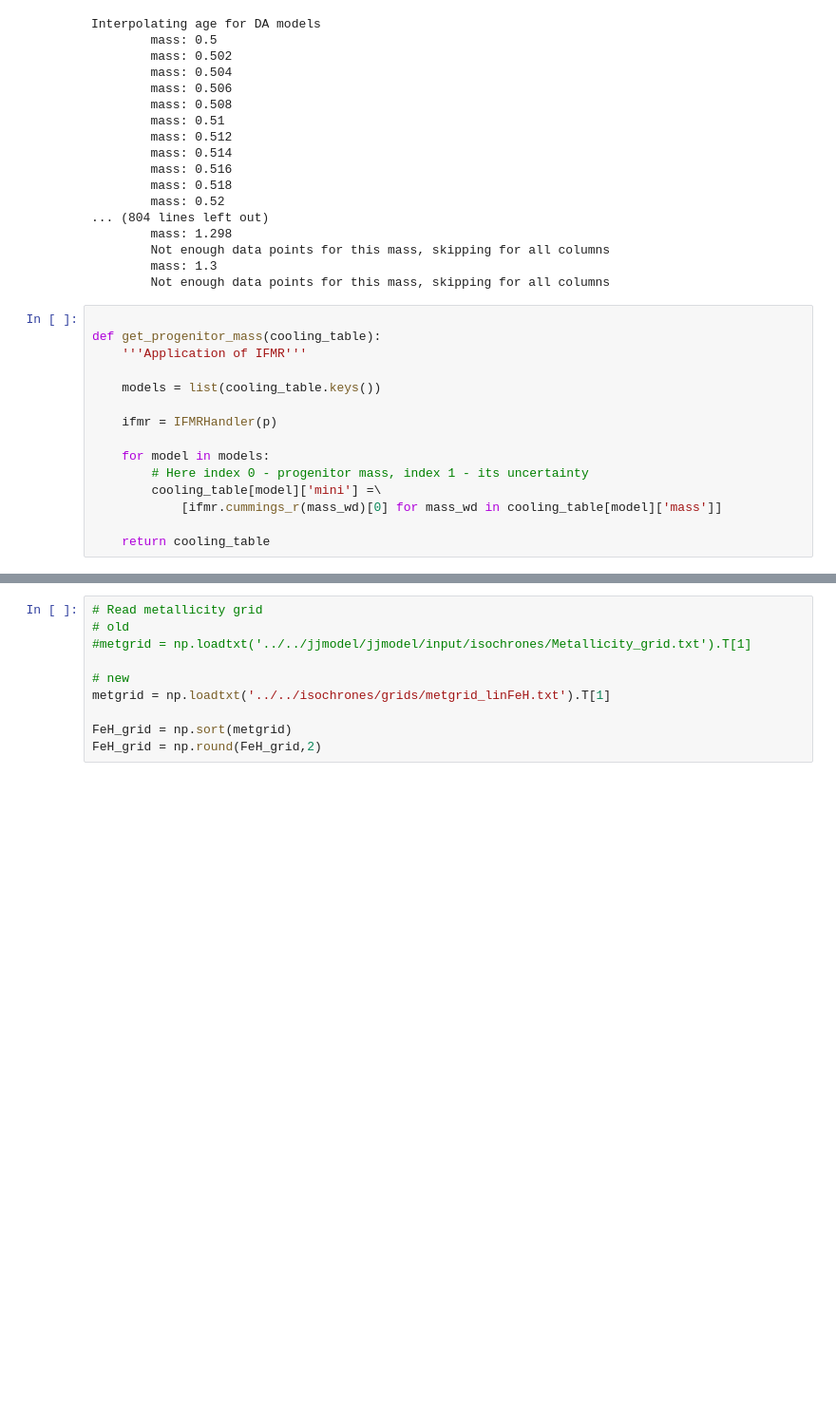
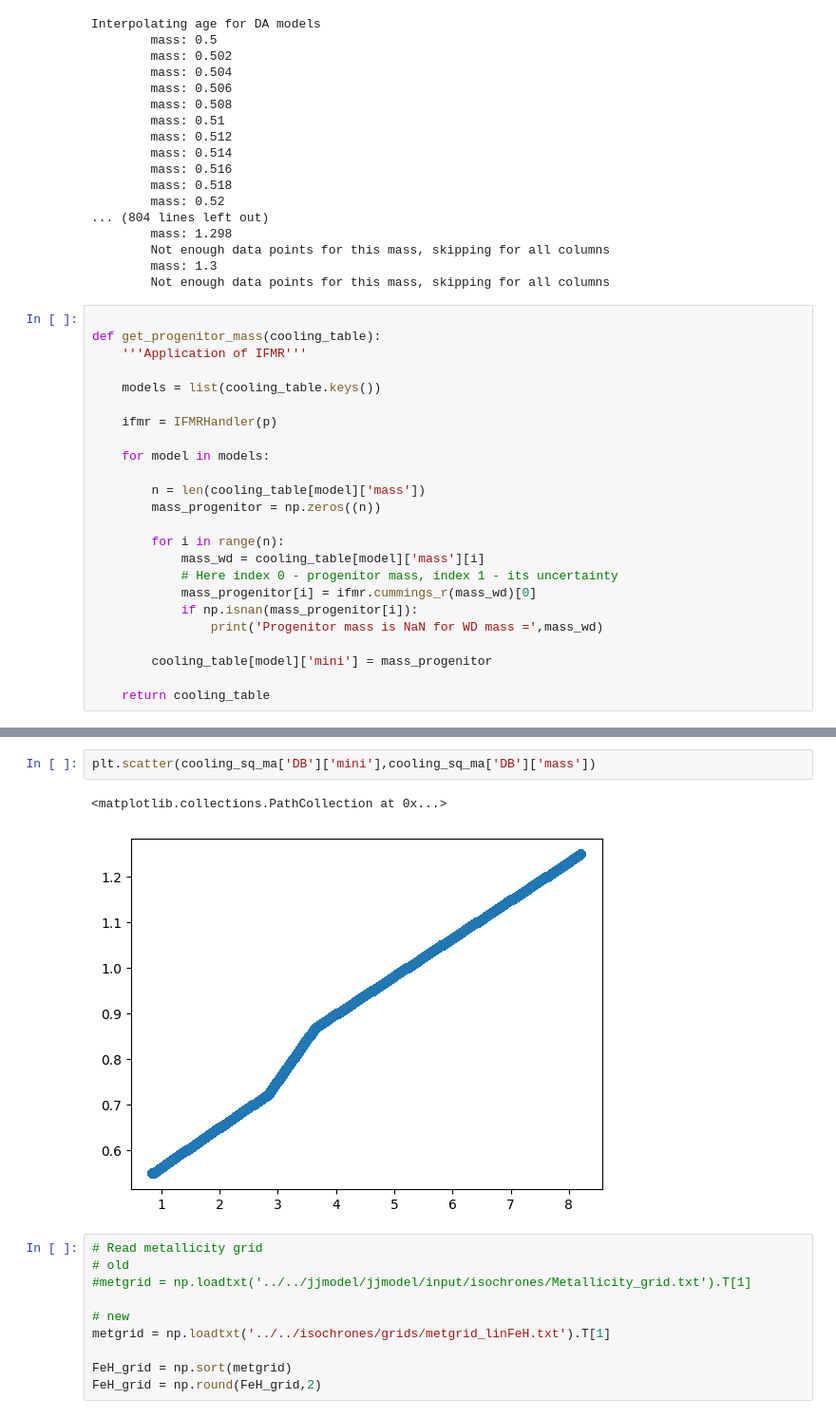
Before and after one commit to askenja/gaia-wd-fitting, a Jupyter notebook: 4b--LPCODE_Interpolation_v1.ipynb, the cells around one changed output, grey strips where cells are left out. Shown at 95% size. Drawn from its saved outputs; the diff is of its cells as text; blank space fills up the shorter version.

```diff
--- a/4b--LPCODE_Interpolation_v1.ipynb
+++ b/4b--LPCODE_Interpolation_v1.ipynb
@@ -689,8 +692,17 @@ def get_progenitor_mass(cooling_table):
     ifmr = IFMRHandler(p)
 
     for model in models:
-        # Here index 0 - progenitor mass, index 1 - its uncertainty
-        cooling_table[model]['mini'] =\
-            [ifmr.cummings_r(mass_wd)[0] for mass_wd in cooling_table[model]['mass']]
+
+        n = len(cooling_table[model]['mass'])
+        mass_progenitor = np.zeros((n))
+
+        for i in range(n):
+            mass_wd = cooling_table[model]['mass'][i]
+            # Here index 0 - progenitor mass, index 1 - its uncertainty
+            mass_progenitor[i] = ifmr.cummings_r(mass_wd)[0]
+            if np.isnan(mass_progenitor[i]):
+                print('Progenitor mass is NaN for WD mass =',mass_wd)
+
+        cooling_table[model]['mini'] = mass_progenitor
 
     return cooling_table
@@ -700,3 +751,8 @@ cooling_sq_ma = get_progenitor_mass(cooling_sq_ma)
+# %%
+plt.scatter(cooling_sq_ma['DB']['mini'],cooling_sq_ma['DB']['mass'])
+# %% [output]
+<matplotlib.collections.PathCollection at 0x...>
+[figure, added]
 # %%
 # Read metallicity grid
 # old
```
Also changed, not shown: parts of 12 cells of this notebook, 9 other files.
